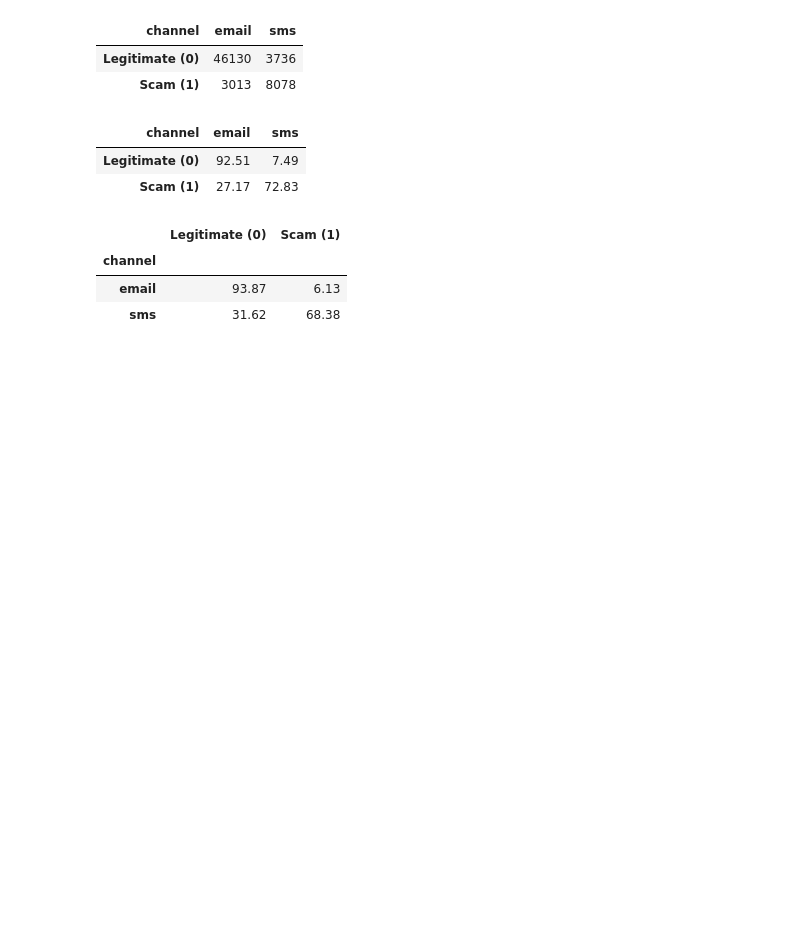
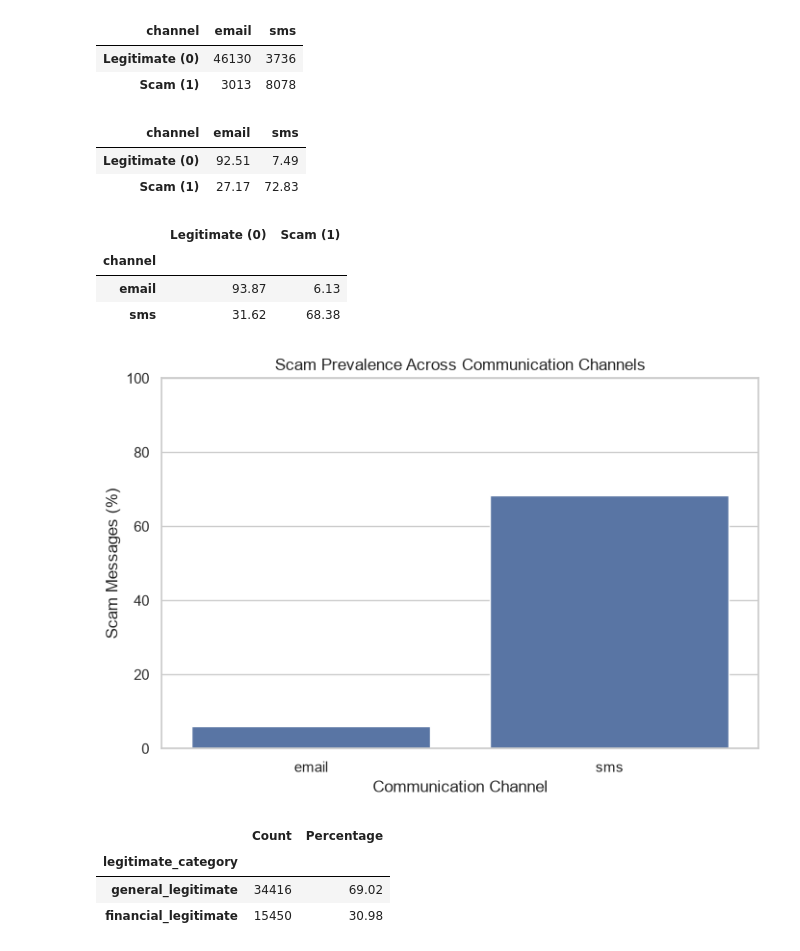
Before and after one commit to Supan-Roy/financial-scam-analysis, a Jupyter notebook: notebooks/01_dataset_understanding.ipynb, the cells around one changed output. Drawn from its saved outputs; the diff is of its cells as text; code cells hidden in the pictures; blank space fills up the shorter version.

```diff
--- a/notebooks/01_dataset_understanding.ipynb
+++ b/notebooks/01_dataset_understanding.ipynb
@@ -225,3 +225,43 @@ class_by_channel.round(2)
 | channel |  |  |
 | email | 93.87 | 6.13 |
 | sms | 31.62 | 68.38 |
+# %%
+# 11. Visualize scam prevalence by channel
+
+plt.figure(figsize=(8, 5))
+
+sns.barplot(
+    x=class_by_channel.index,
+    y=class_by_channel["Scam (1)"].values
+)
+
+plt.title("Scam Prevalence Across Communication Channels")
+plt.xlabel("Communication Channel")
+plt.ylabel("Scam Messages (%)")
+plt.ylim(0, 100)
+
+plt.show()
+# %% [output]
+[figure, added]
+# %%
+# 12. Analyze legitimate communication categories
+
+legit_df = train_df[train_df["label"] == 0]
+
+legit_category_counts = legit_df["legitimate_category"].value_counts()
+
+legit_category_percentages = (
+    legit_df["legitimate_category"].value_counts(normalize=True) * 100
+)
+
+legit_category_distribution = pd.DataFrame({
+    "Count": legit_category_counts,
+    "Percentage": legit_category_percentages
+})
+
+legit_category_distribution.round(2)
+# %% [output]
+|  | Count | Percentage |
+| legitimate_category |  |  |
+| general_legitimate | 34416 | 69.02 |
+| financial_legitimate | 15450 | 30.98 |
```
Also changed, not shown: parts of 3 cells of this notebook.
